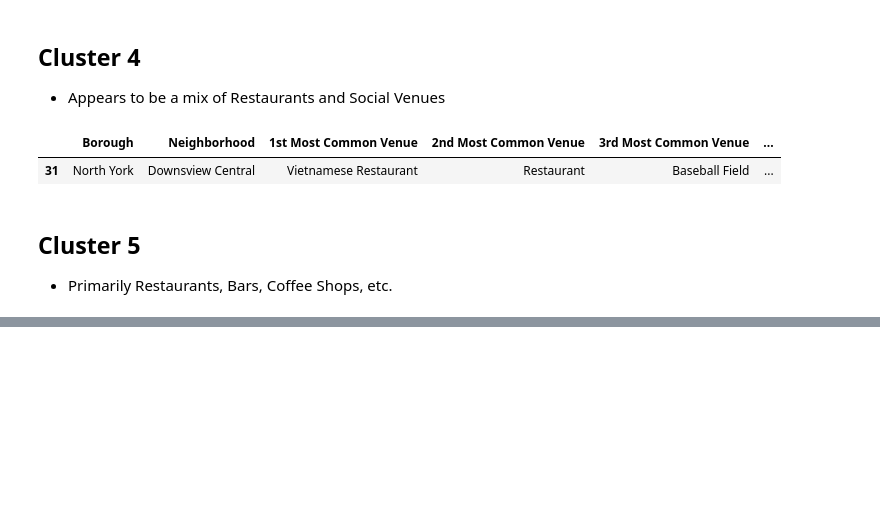
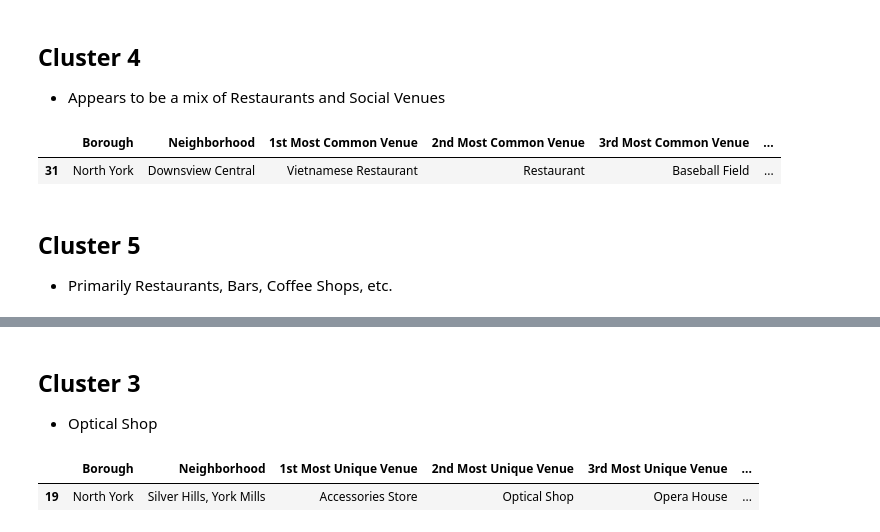
Before and after one commit to maverick-red/coursera-ibm-data-science-capstone, a Jupyter notebook: Applied Data Science Capstone - Week 3.ipynb, the cells around one changed output, grey strips where cells are left out. Drawn from its saved outputs; the diff is of its cells as text; code cells hidden in the pictures; blank space fills up the shorter version.

```diff
--- a/Applied Data Science Capstone - Week 3.ipynb
+++ b/Applied Data Science Capstone - Week 3.ipynb
@@ -345,0 +443,8 @@ toronto_merged.loc[toronto_merged['Cluster Labels'] == 4, cluster_cols]
+# %% [markdown]
+## Cluster 3
+- Optical Shop
+# %%
+toronto_merged_unique.loc[toronto_merged_unique['Cluster Labels'] == 2, cluster_cols]
+# %% [output]
+|  | Borough | Neighborhood | 1st Most Unique Venue | 2nd Most Unique Venue | 3rd Most Unique Venue | ... |
+| 19 | North York | Silver Hills, York Mills | Accessories Store | Optical Shop | Opera House | ... |
```
Also changed, not shown: parts of 25 cells of this notebook.
